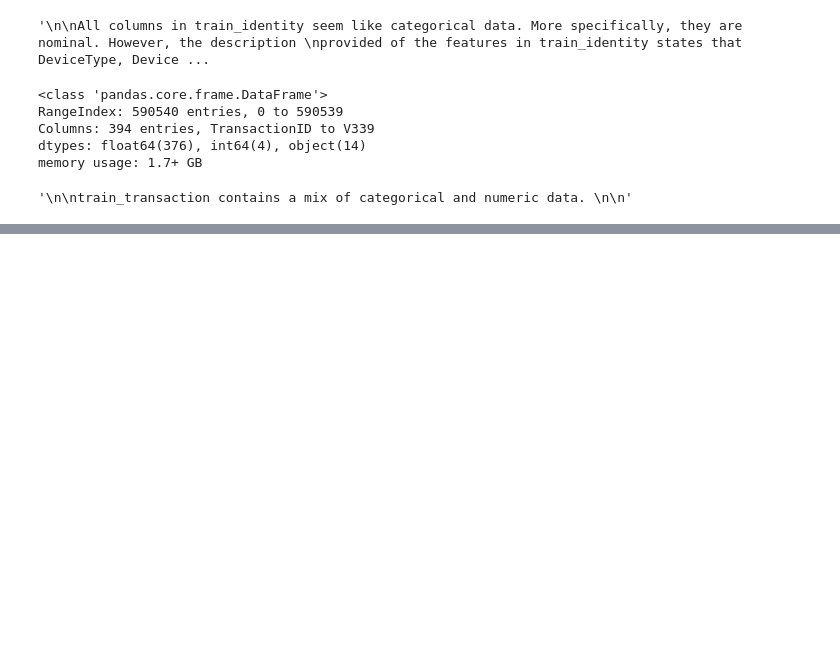
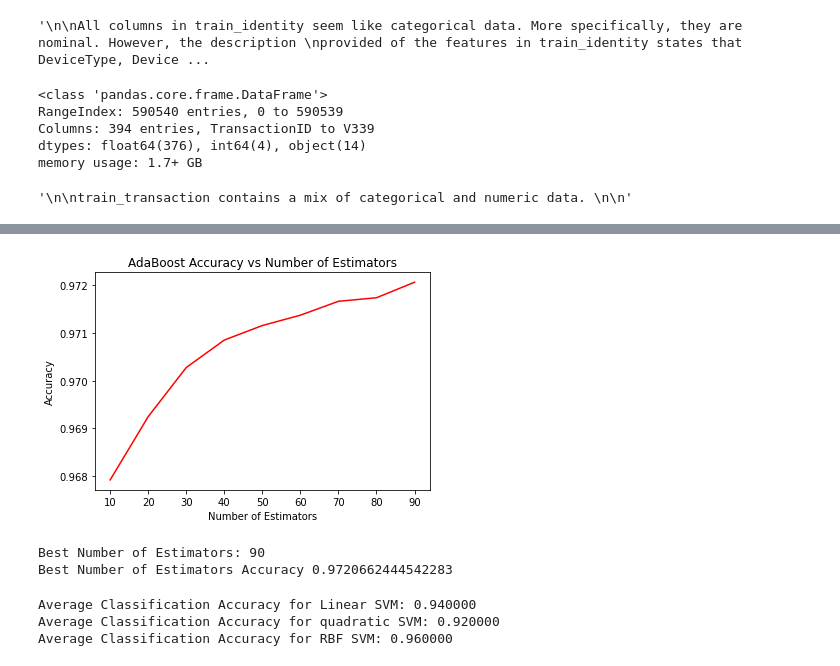
Before and after one commit to morfkiun/CAP-5630-Machine-Learning, a Jupyter notebook: CAP 5610 Project V2.ipynb, the cells around one changed output, grey strips where cells are left out. Cells and saved outputs as stored; diff of their text form; code cells hidden in the pictures; blank space fills up the shorter version.

```diff
--- a/CAP 5610 Project V2.ipynb
+++ b/CAP 5610 Project V2.ipynb
@@ -162,0 +274,43 @@ df = df.fillna(value = -999)
+# %%
+from sklearn.ensemble import AdaBoostClassifier
+from sklearn.metrics import accuracy_score
+
+vars = []
+for i in range(10, 100, 10):
+    model = AdaBoostClassifier(n_estimators=i)
+    model.fit(X_train, y_train)
+    predicted = model.predict(X_test)
+    vars.append(accuracy_score(y_test, predicted))
+
+plt.title("AdaBoost Accuracy vs Number of Estimators")
+plt.xlabel("Number of Estimators")
+plt.ylabel("Accuracy")
+plt.plot(np.arange(10, 100, 10), vars, color ="red")
+plt.show()
+print("Best Number of Estimators: " + str(vars.index(max(vars)) + 1) + "0")
+print("Best Number of Estimators Accuracy " + str(max(vars)))
+# %% [output]
+[figure, added]
+Best Number of Estimators: 90
+Best Number of Estimators Accuracy 0.9720662444542283
+# %%
+from sklearn.svm import SVC
+from sklearn.model_selection import cross_val_score
+
+linear_support_vector_machine = SVC(kernel='linear')
+cv_score = cross_val_score(linear_support_vector_machine, X_train_small, y_train_small, cv=2)
+print("Average Classification Accuracy for Linear SVM: %f" % cv_score.mean())
+
+quad_support_vector_machine = SVC(kernel='poly', degree=2, gamma='auto')
+cv_score = cross_val_score(quad_support_vector_machine, X_train_small, y_train_small, cv=2)
+print("Average Classification Accuracy for quadratic SVM: %f" % cv_score.mean())
+
+rbf_support_vector_machine = SVC(kernel='rbf', gamma='auto')
+cv_score = cross_val_score(rbf_support_vector_machine, X_train_small, y_train_small, cv=2)
+print("Average Classification Accuracy for RBF SVM: %f" % cv_score.mean())
+
+# note that SVC was tested on a small sample(50) due to longer runtimes, thus it may not be feasible to use this model
+# %% [output]
+Average Classification Accuracy for Linear SVM: 0.940000
+Average Classification Accuracy for quadratic SVM: 0.920000
+Average Classification Accuracy for RBF SVM: 0.960000
```
Also changed, not shown: parts of 16 cells of this notebook.
